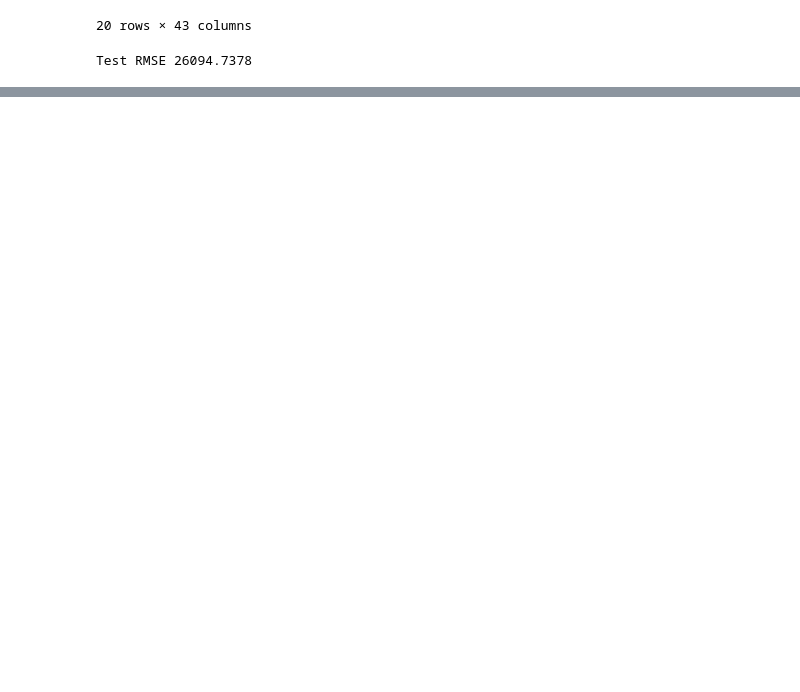
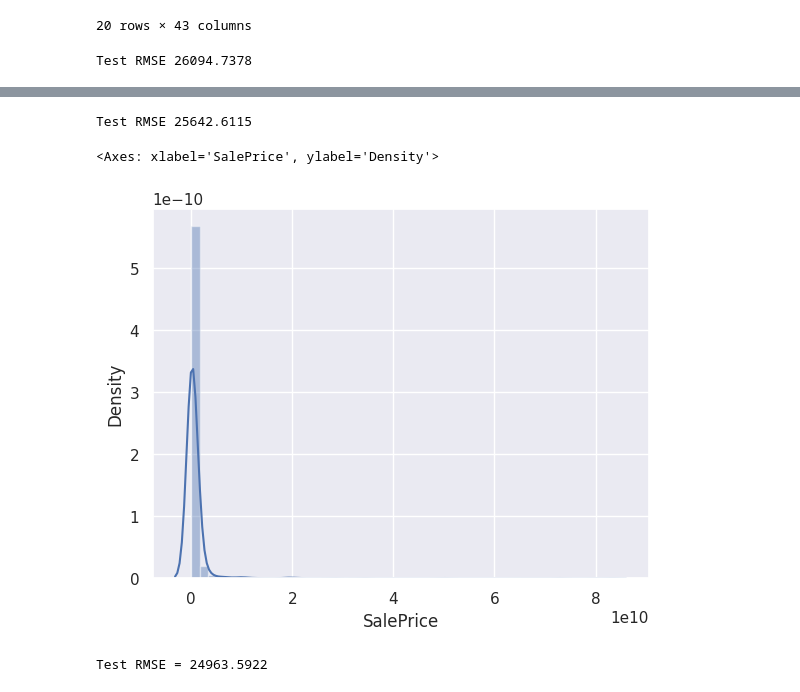
Before and after one commit to trizyx/ml_sem, a Jupyter notebook: hse_ml_linear_model(sm2).ipynb, the cells around one changed output, grey strips where cells are left out. Cells and saved outputs as stored; diff of their text form; code cells hidden in the pictures; blank space fills up the shorter version.

```diff
--- a/hse_ml_linear_model(sm2).ipynb
+++ b/hse_ml_linear_model(sm2).ipynb
@@ -268,0 +316,24 @@ Test RMSE 26094.7378
+# %%
+column_transformer = ColumnTransformer(
+    [
+        ('ohe', OneHotEncoder(handle_unknown='ignore'), categorical),
+        ('scaling', StandardScaler(), numeric_features)
+    ]
+)
+
+pipeline = Pipeline(steps=[
+    ('ohe_and_scaling', column_transformer),
+    ('regression', Lasso(best_alpha))
+])
+
+model = pipeline.fit(X_train, y_train)
+y_pred = model.predict(X_test)
+print('Test RMSE %.4f' % mean_squared_error(y_test, y_pred, squared=False))
+# %% [output]
+Test RMSE 25642.6115
+# %%
+error = (y_train - model.predict(X_train)) ** 2
+sns.distplot(error)
+# %% [output]
+<Axes: xlabel='SalePrice', ylabel='Density'>
+[figure, added]
@@ -268,0 +342,16 @@ Test RMSE 26094.7378
+# %%
+column_transformer = ColumnTransformer([
+    ('ohe', OneHotEncoder(handle_unknown="ignore"), categorical),
+    ('scaling', StandardScaler(), numeric_features)
+])
+
+pipeline = Pipeline(steps=[
+    ('ohe_and_scaling', column_transformer),
+    ('regression', Lasso(best_alpha))
+])
+
+model = pipeline.fit(X_train[mask], y_train[mask])
+y_pred = model.predict(X_test)
+print("Test RMSE = %.4f" % mean_squared_error(y_test, y_pred, squared=False))
+# %% [output]
+Test RMSE = 24963.5922
```
Also changed, not shown: parts of 6 cells of this notebook.
